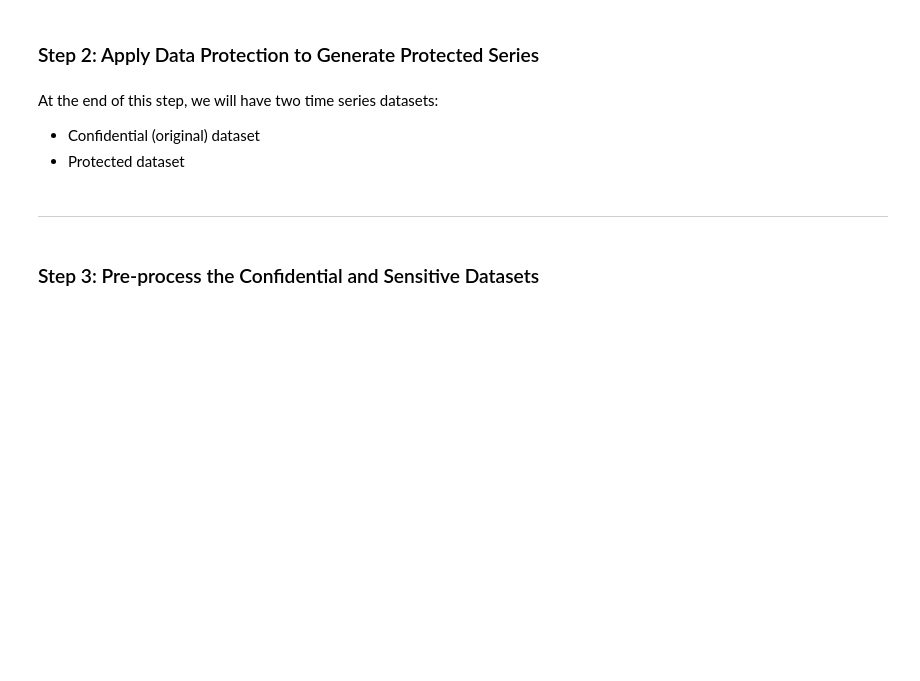
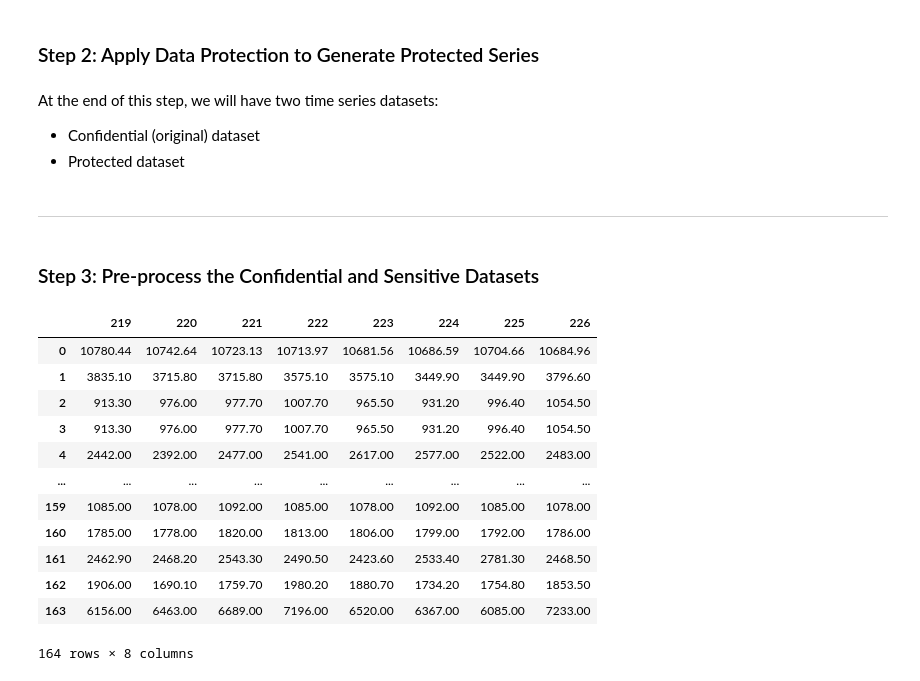
Before and after one commit to cdbale/Privacy-and-Forecasting-Empirical, a Jupyter notebook: Code/Analysis/code-restructuring.ipynb, the cells around one changed output. Cells and saved outputs as stored; diff of their text form; code cells hidden in the pictures; blank space fills up the shorter version.

```diff
--- a/Code/Analysis/code-restructuring.ipynb
+++ b/Code/Analysis/code-restructuring.ipynb
@@ -37,0 +50,16 @@ Y_protected = apply_data_protection(Y, epsilon=4.6)
+# %%
+Y.iloc[:,-8:]
+# %% [output]
+|  | 219 | 220 | 221 | 222 | 223 | 224 | 225 | 226 |
+| 0 | 10780.44 | 10742.64 | 10723.13 | 10713.97 | 10681.56 | 10686.59 | 10704.66 | 10684.96 |
+| 1 | 3835.10 | 3715.80 | 3715.80 | 3575.10 | 3575.10 | 3449.90 | 3449.90 | 3796.60 |
+| 2 | 913.30 | 976.00 | 977.70 | 1007.70 | 965.50 | 931.20 | 996.40 | 1054.50 |
+| 3 | 913.30 | 976.00 | 977.70 | 1007.70 | 965.50 | 931.20 | 996.40 | 1054.50 |
+| 4 | 2442.00 | 2392.00 | 2477.00 | 2541.00 | 2617.00 | 2577.00 | 2522.00 | 2483.00 |
+| ... | ... | ... | ... | ... | ... | ... | ... | ... |
+| 159 | 1085.00 | 1078.00 | 1092.00 | 1085.00 | 1078.00 | 1092.00 | 1085.00 | 1078.00 |
+| 160 | 1785.00 | 1778.00 | 1820.00 | 1813.00 | 1806.00 | 1799.00 | 1792.00 | 1786.00 |
+| 161 | 2462.90 | 2468.20 | 2543.30 | 2490.50 | 2423.60 | 2533.40 | 2781.30 | 2468.50 |
+| 162 | 1906.00 | 1690.10 | 1759.70 | 1980.20 | 1880.70 | 1734.20 | 1754.80 | 1853.50 |
+| 163 | 6156.00 | 6463.00 | 6689.00 | 7196.00 | 6520.00 | 6367.00 | 6085.00 | 7233.00 |
+164 rows × 8 columns
```
Also changed, not shown: parts of 20 cells of this notebook, 2 other files.
